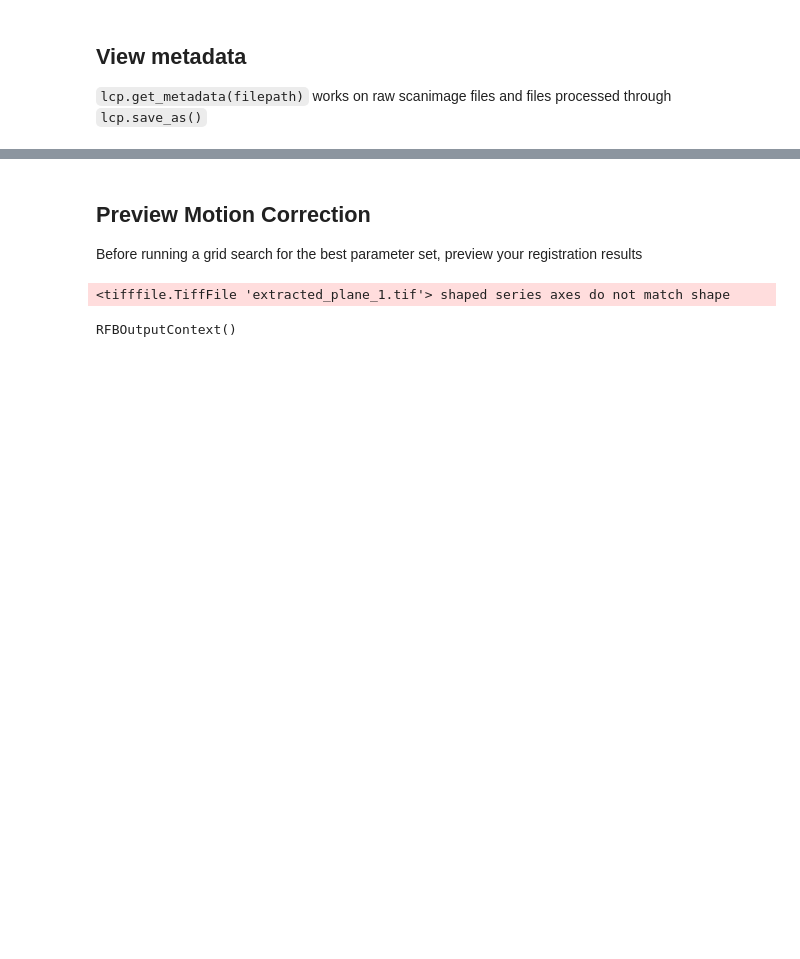
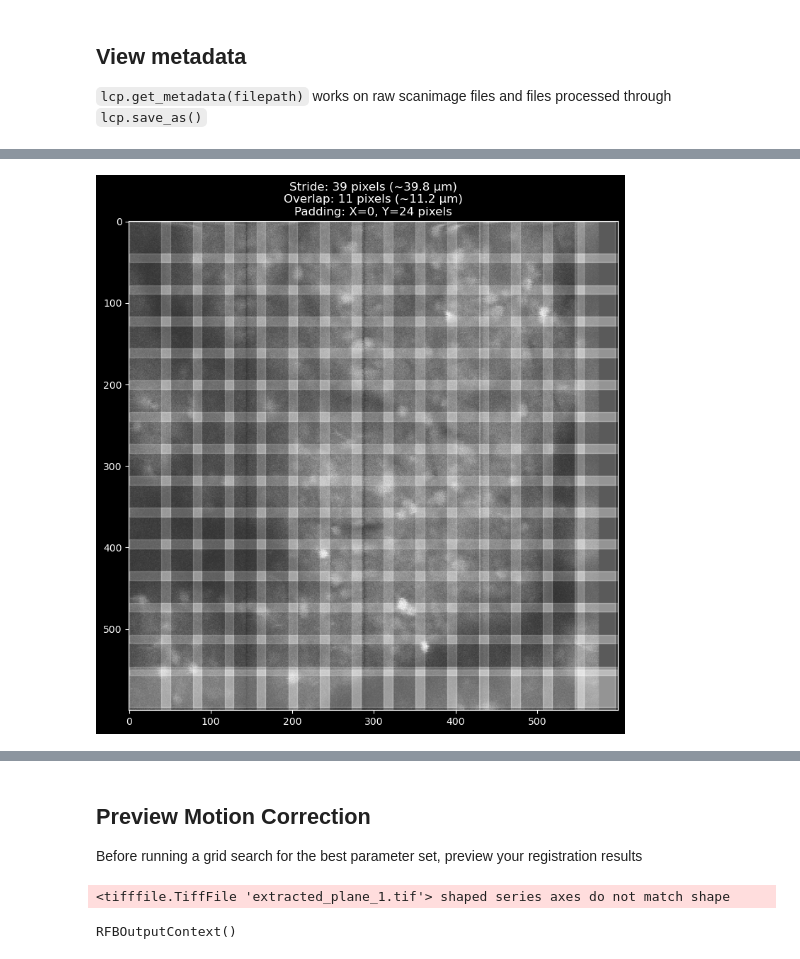
Before and after one commit to MillerBrainObservatory/LBM-CaImAn-Python, a Jupyter notebook: demos/notebooks/motion_correction.ipynb, the cells around one changed output, grey strips where cells are left out. Drawn from its saved outputs; the diff is of its cells as text; code cells hidden in the pictures; blank space fills up the shorter version.

```diff
--- a/demos/notebooks/motion_correction.ipynb
+++ b/demos/notebooks/motion_correction.ipynb
@@ -218,0 +214,7 @@ fr
+# %%
+from lbm_caiman_python import generate_patch_view
+# this function assumes a square pixel resolution, so take the mean
+fig, ax = generate_patch_view(data[0, :, :], pixel_resolution=np.mean(dxy), target_patch_size=40, overlap_fraction=0.3) # defaults
+plt.show()
+# %% [output]
+[figure, added]
```
Also changed, not shown: parts of 41 cells of this notebook.
